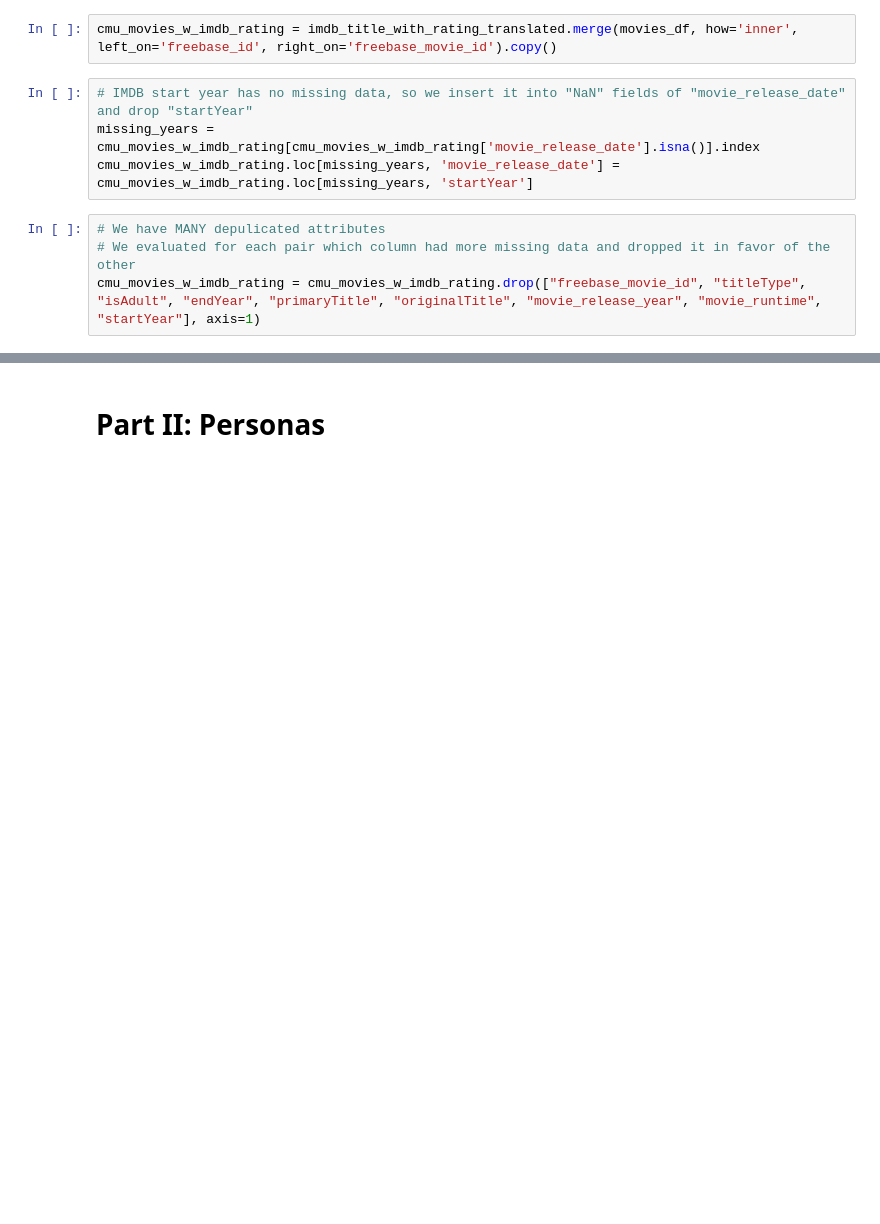
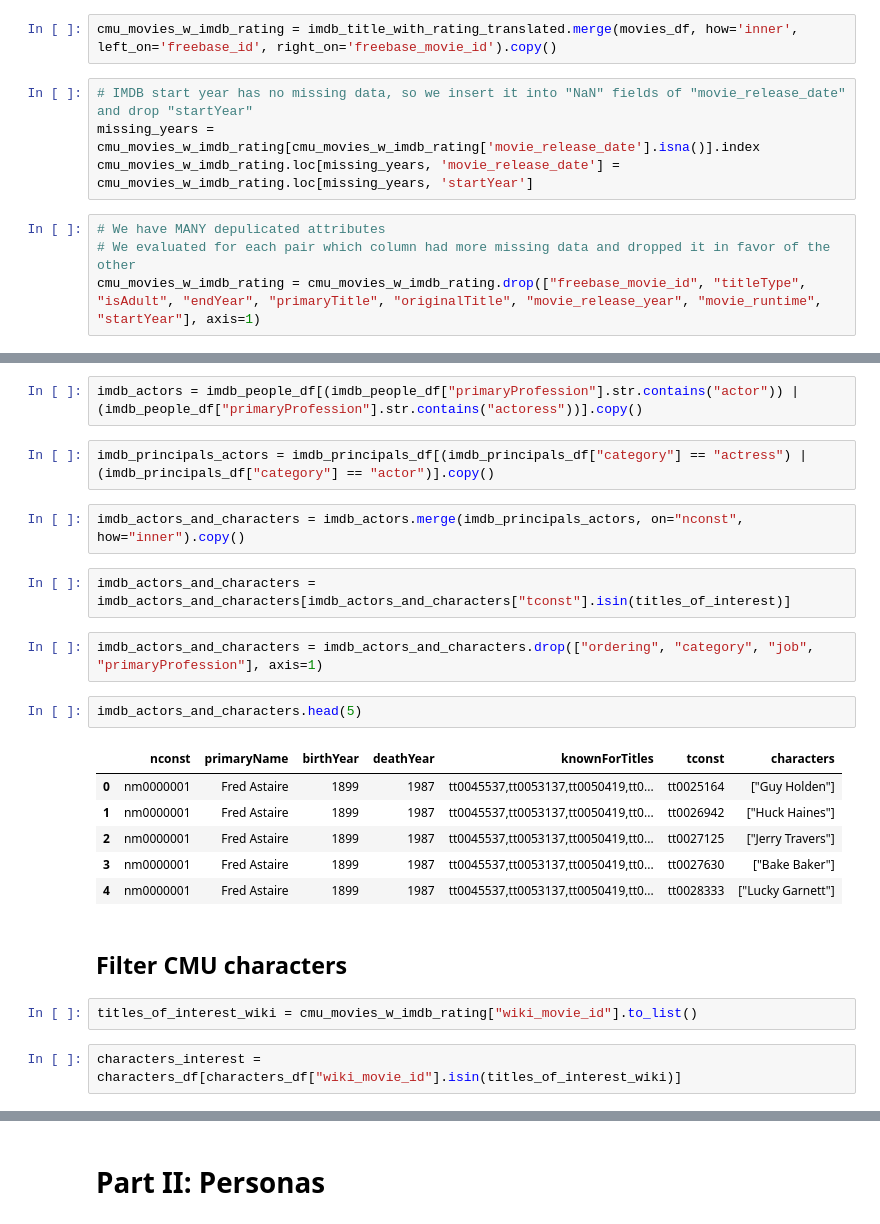
Before and after one commit to epfl-ada/ada-2023-project-advanceddataarsonists, a Jupyter notebook: data_exploring.ipynb, the cells around one changed output, grey strips where cells are left out. Cells and saved outputs as stored; diff of their text form; blank space fills up the shorter version.

```diff
--- a/data_exploring.ipynb
+++ b/data_exploring.ipynb
@@ -276,0 +285,25 @@ cmu_movies_w_imdb_rating.sample(5)
+# %%
+imdb_actors = imdb_people_df[(imdb_people_df["primaryProfession"].str.contains("actor")) | (imdb_people_df["primaryProfession"].str.contains("actoress"))].copy()
+# %%
+imdb_principals_actors = imdb_principals_df[(imdb_principals_df["category"] == "actress") | (imdb_principals_df["category"] == "actor")].copy()
+# %%
+imdb_actors_and_characters = imdb_actors.merge(imdb_principals_actors, on="nconst", how="inner").copy()
+# %%
+imdb_actors_and_characters = imdb_actors_and_characters[imdb_actors_and_characters["tconst"].isin(titles_of_interest)]
+# %%
+imdb_actors_and_characters = imdb_actors_and_characters.drop(["ordering", "category", "job", "primaryProfession"], axis=1)
+# %%
+imdb_actors_and_characters.head(5)
+# %% [output]
+|  | nconst | primaryName | birthYear | deathYear | knownForTitles | tconst | characters |
+| 0 | nm0000001 | Fred Astaire | 1899 | 1987 | tt0045537,tt0053137,tt0050419,tt0... | tt0025164 | ["Guy Holden"] |
+| 1 | nm0000001 | Fred Astaire | 1899 | 1987 | tt0045537,tt0053137,tt0050419,tt0... | tt0026942 | ["Huck Haines"] |
+| 2 | nm0000001 | Fred Astaire | 1899 | 1987 | tt0045537,tt0053137,tt0050419,tt0... | tt0027125 | ["Jerry Travers"] |
+| 3 | nm0000001 | Fred Astaire | 1899 | 1987 | tt0045537,tt0053137,tt0050419,tt0... | tt0027630 | ["Bake Baker"] |
+| 4 | nm0000001 | Fred Astaire | 1899 | 1987 | tt0045537,tt0053137,tt0050419,tt0... | tt0028333 | ["Lucky Garnett"] |
+# %% [markdown]
+## Filter CMU characters
+# %%
+titles_of_interest_wiki = cmu_movies_w_imdb_rating["wiki_movie_id"].to_list()
+# %%
+characters_interest = characters_df[characters_df["wiki_movie_id"].isin(titles_of_interest_wiki)]
```
Also changed, not shown: parts of 15 cells of this notebook.
